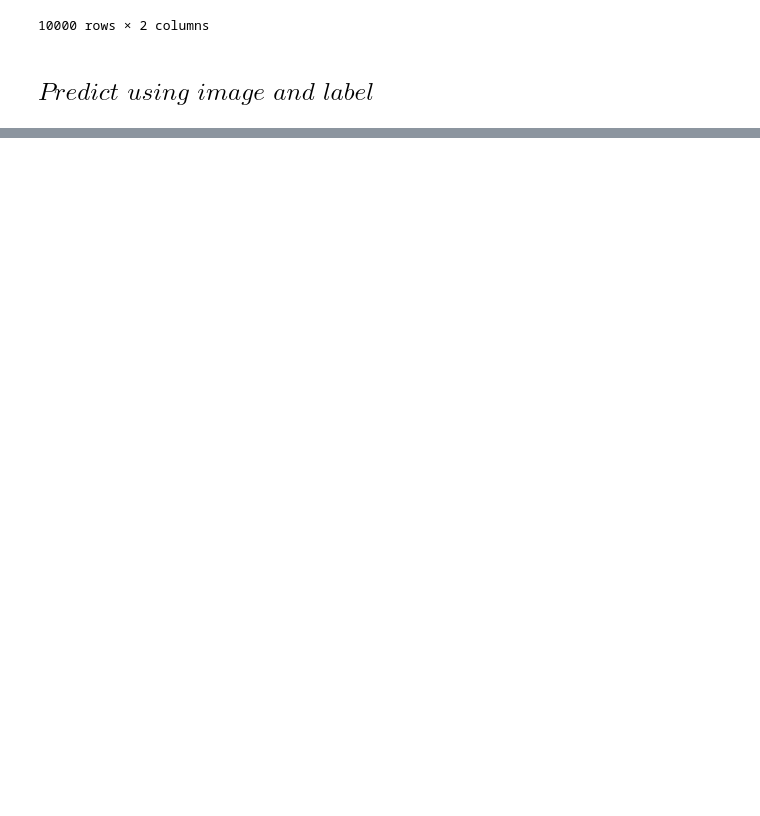
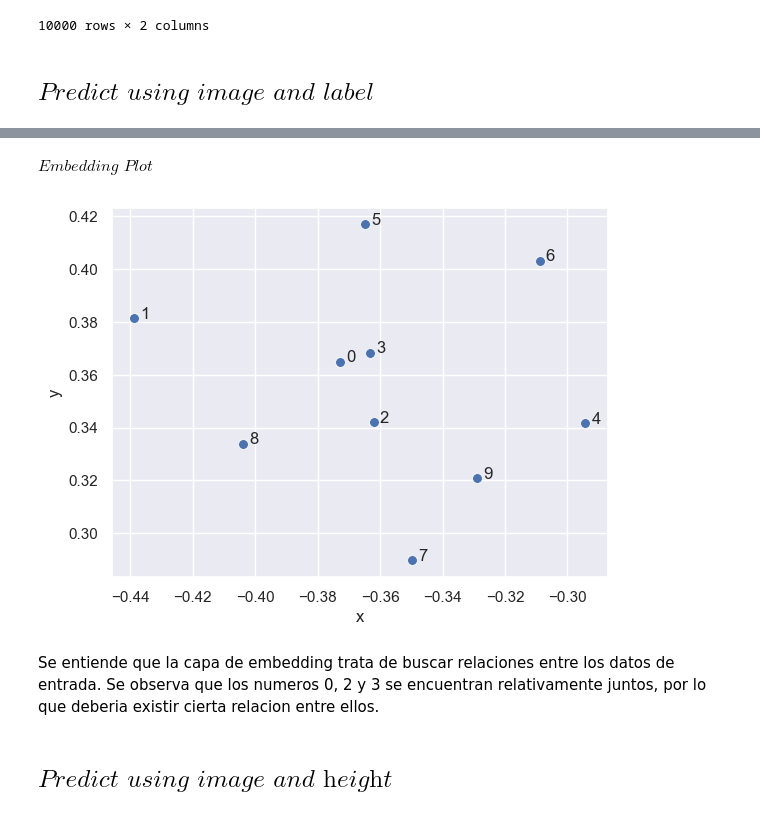
Before and after one commit to GonzaLinares/TP1_RN, a Jupyter notebook: MorphometricMNIST/main.ipynb, the cells around one changed output, grey strips where cells are left out. Cells and saved outputs as stored; diff of their text form; code cells hidden in the pictures; blank space fills up the shorter version.

```diff
--- a/MorphometricMNIST/main.ipynb
+++ b/MorphometricMNIST/main.ipynb
@@ -221,0 +313,7 @@ from keras import Model
+# %%
+model = load_model("./Model/MorphometricMNISTEmbedding1", compile=False)
+predicted = model.predict([x_test, y_test]).reshape(10000,)
+df = pd.DataFrame()
+df["pred"] = predicted
+df["target"] = test_morpho.slant
+df
@@ -222,3 +335,38 @@ from keras import Model
+# %% [markdown]
+$\textit{Embedding Plot}$
+# %%
+ from matplotlib import cm
+
+layerName = 'Embe'
+intermediate_layer = Model(inputs=model.get_layer(layerName).input,
+                                    outputs=model.get_layer(layerName).output)
+
+
+intermediate_output = intermediate_layer(labels)
+
+
+x = intermediate_output[:, 0, 0]
+y = intermediate_output[:, 0, 1]
+
+data = pd.DataFrame()
+data["x"] = x
+data["y"] = y
+data["label"] = labels
+
+sns.scatterplot(
+    x="x", y="y",
+    s = 50,
+    data=data,
+)
+
+for i in labels:
+    plt.text(data['x'][i]+.002, data['y'][i], str(i))
+# %% [output]
+[figure, added]
+# %% [markdown]
+Se entiende que la capa de embedding trata de buscar relaciones entre los datos de entrada. Se observa que los numeros 0, 2 y 3 se encuentran relativamente juntos, por lo que deberia existir cierta relacion entre ellos.
+# %% [markdown]
+## $\textit{Predict using image and height}$
 # %%
 BATCH_SIZE = 64
 INIT_LR = 0.000005
```
Also changed, not shown: parts of 30 cells of this notebook, 16 other files.
